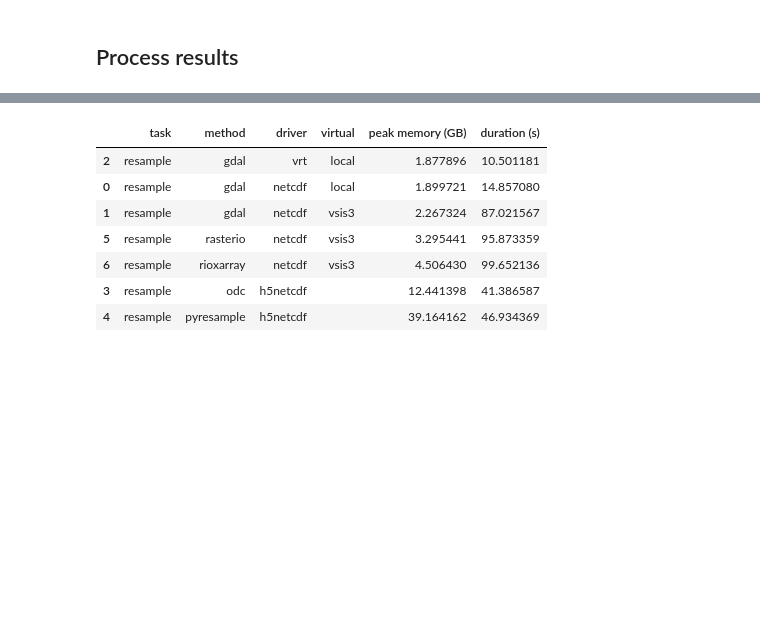
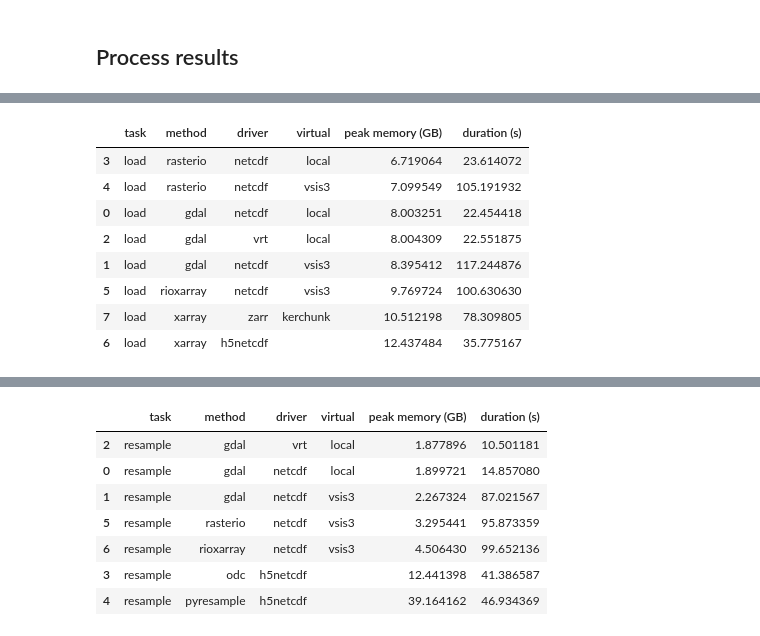
Before and after one commit to developmentseed/warp-resample-profiling, a Jupyter notebook: examples/process-results.ipynb, the cells around one changed output, grey strips where cells are left out. Cells and saved outputs as stored; diff of their text form; code cells hidden in the pictures; blank space fills up the shorter version.

Commit message:
Add load notebooks

```diff
--- a/examples/process-results.ipynb
+++ b/examples/process-results.ipynb
@@ -9,3 +9,16 @@ from utils import process_results
 [interactive output not drawn]
 # %%
 df = process_results("results").sort_values(["peak memory (GB)"])
+# %%
+df_load = df[df["task"] == "load"]
+df_load.style.background_gradient(cmap="YlOrRd")
+# %% [output]
+|  | task | method | driver | virtual | peak memory (GB) | duration (s) |
+| 3 | load | rasterio | netcdf | local | 6.719064 | 23.614072 |
+| 4 | load | rasterio | netcdf | vsis3 | 7.099549 | 105.191932 |
+| 0 | load | gdal | netcdf | local | 8.003251 | 22.454418 |
+| 2 | load | gdal | vrt | local | 8.004309 | 22.551875 |
+| 1 | load | gdal | netcdf | vsis3 | 8.395412 | 117.244876 |
+| 5 | load | rioxarray | netcdf | vsis3 | 9.769724 | 100.630630 |
+| 7 | load | xarray | zarr | kerchunk | 10.512198 | 78.309805 |
+| 6 | load | xarray | h5netcdf |  | 12.437484 | 35.775167 |
```
Also changed, not shown: parts of 1 cell of this notebook, 5 other files.
